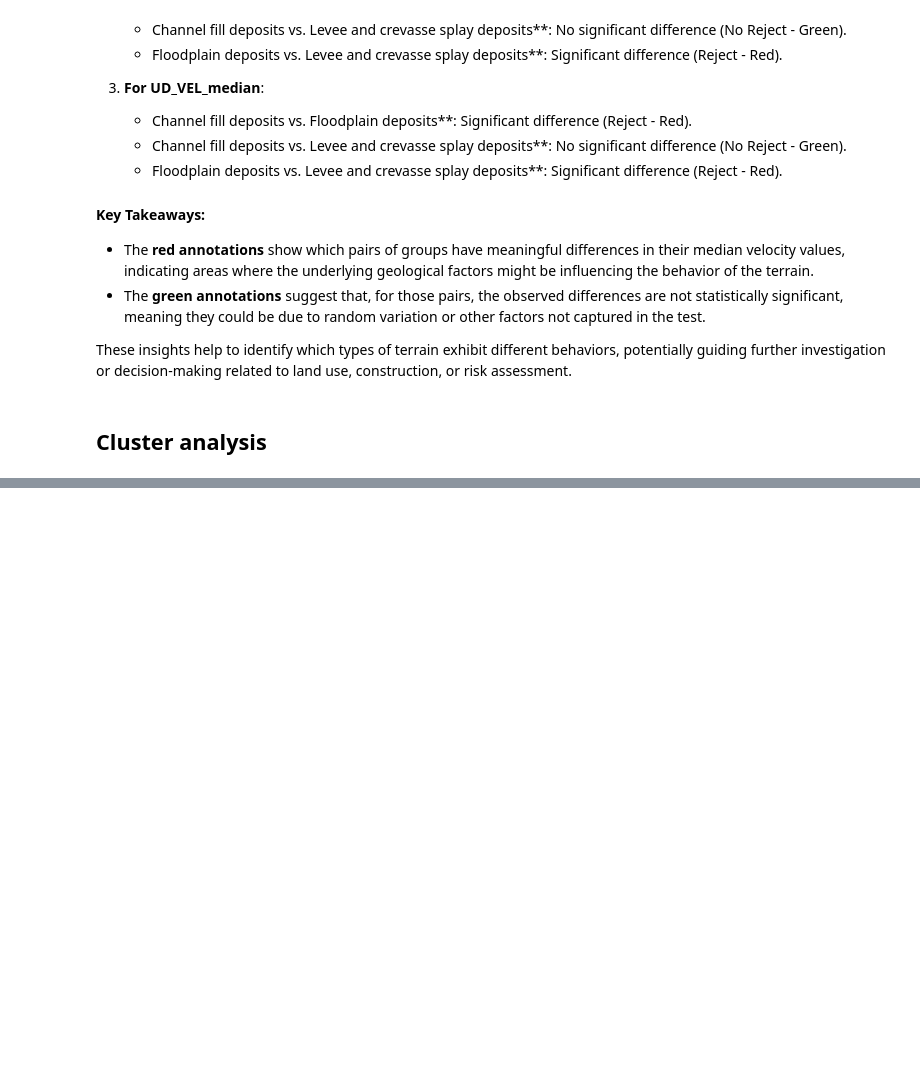
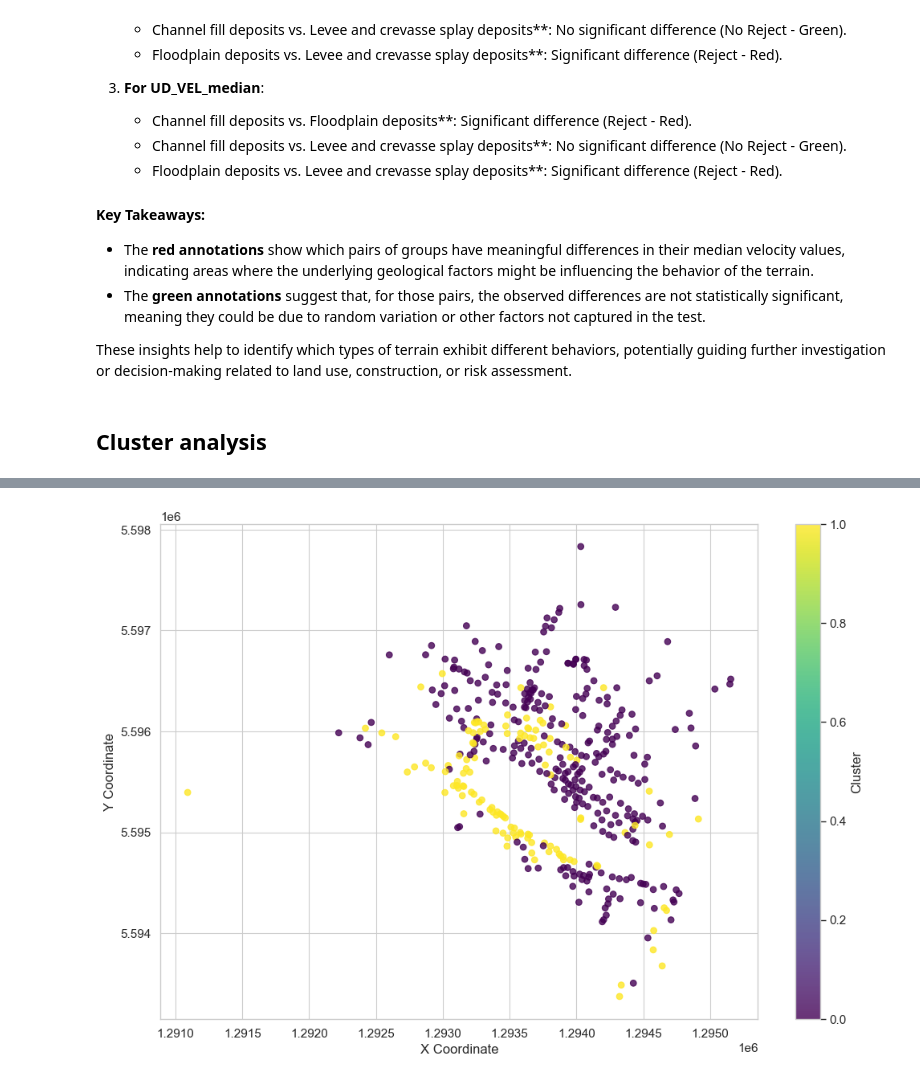
Before and after one commit to gmastrantoni/Geo-Clustering-Building-Displacements, a Jupyter notebook: Ferrara/ML_Clustering_FE.ipynb, the cells around one changed output, grey strips where cells are left out. Saved outputs shown, nothing was run; the diff lists cells and outputs as text; code cells hidden in the pictures; blank space fills up the shorter version.

```diff
--- a/Ferrara/ML_Clustering_FE.ipynb
+++ b/Ferrara/ML_Clustering_FE.ipynb
@@ -485,3 +504,12 @@ plt.show()
+# %%
+plt.figure(figsize=(12, 8))
+plt.scatter(data_clean['x'], data_clean['y'], c=data_clean['Cluster'], cmap='viridis', marker='o', s=30, alpha=0.8)
+plt.xlabel('X Coordinate')
+plt.ylabel('Y Coordinate')
+plt.colorbar(label='Cluster')
+plt.show()
+# %% [output]
+[figure, added]
 # %%
 from sklearn.metrics import adjusted_rand_score
 
```
Also changed, not shown: parts of 8 cells of this notebook.
